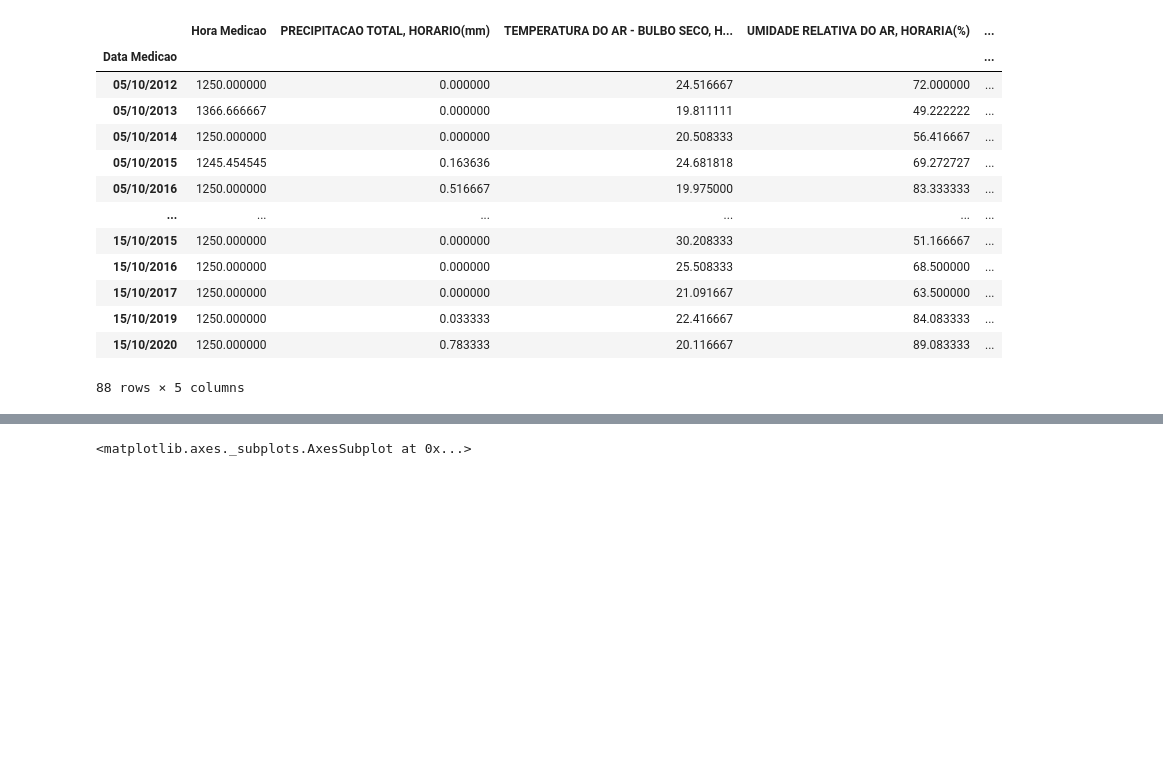
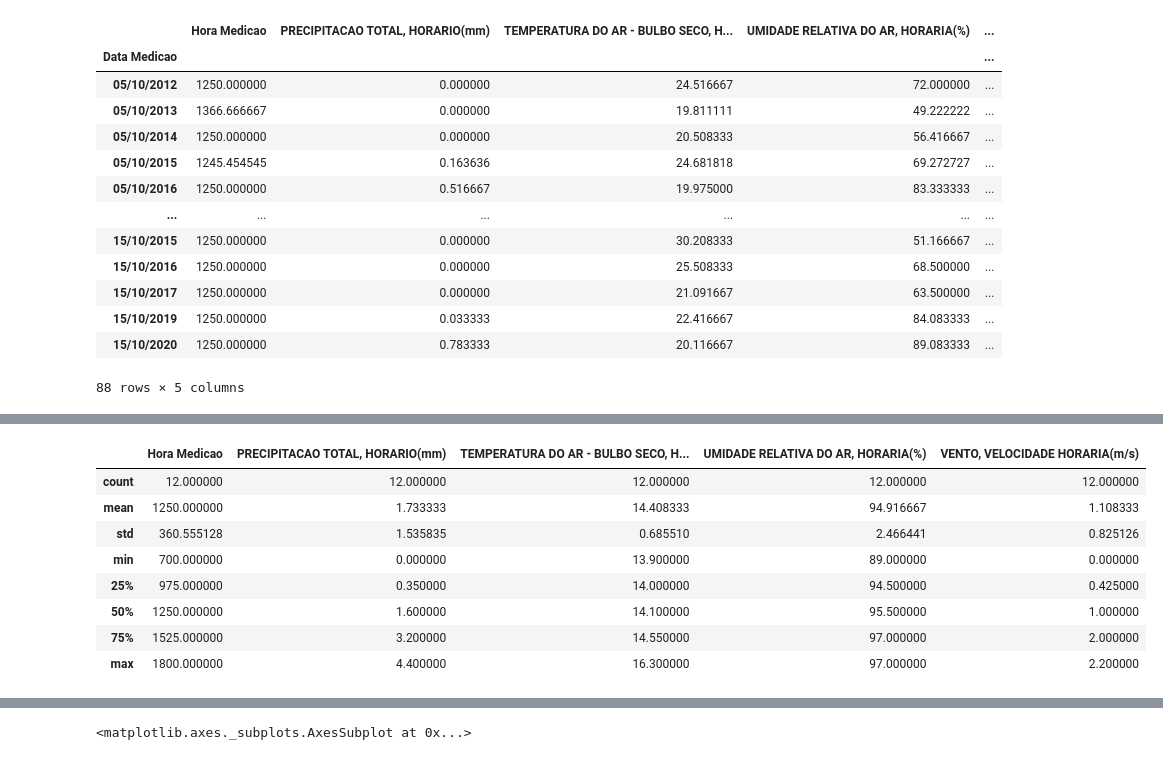
Before and after one commit to TenoEngineer/Prevendo-o-clima-no-dia-do-meu-casamento, a Jupyter notebook: PREVENDO_TEMPERATURA_NO_DIA_DO_CASAMENTO_EM_MS.ipynb, the cells around one changed output, grey strips where cells are left out. Drawn from its saved outputs; the diff is of its cells as text; code cells hidden in the pictures; blank space fills up the shorter version.

```diff
--- a/PREVENDO_TEMPERATURA_NO_DIA_DO_CASAMENTO_EM_MS.ipynb
+++ b/PREVENDO_TEMPERATURA_NO_DIA_DO_CASAMENTO_EM_MS.ipynb
@@ -255,0 +296,12 @@ dias_dia2[dias_dia2['PRECIPITACAO TOTAL, HORARIO(mm)']>0].groupby('Data Medicao'
+# %%
+dias_dia2[dias_dia2['Data Medicao'] == '12/10/2015'].describe()
+# %% [output]
+|  | Hora Medicao | PRECIPITACAO TOTAL, HORARIO(mm) | TEMPERATURA DO AR - BULBO SECO, H... | UMIDADE RELATIVA DO AR, HORARIA(%) | VENTO, VELOCIDADE HORARIA(m/s) |
+| count | 12.000000 | 12.000000 | 12.000000 | 12.000000 | 12.000000 |
+| mean | 1250.000000 | 1.733333 | 14.408333 | 94.916667 | 1.108333 |
+| std | 360.555128 | 1.535835 | 0.685510 | 2.466441 | 0.825126 |
+| min | 700.000000 | 0.000000 | 13.900000 | 89.000000 | 0.000000 |
+| 25% | 975.000000 | 0.350000 | 14.000000 | 94.500000 | 0.425000 |
+| 50% | 1250.000000 | 1.600000 | 14.100000 | 95.500000 | 1.000000 |
+| 75% | 1525.000000 | 3.200000 | 14.550000 | 97.000000 | 2.000000 |
+| max | 1800.000000 | 4.400000 | 16.300000 | 97.000000 | 2.200000 |
```
Also changed, not shown: parts of 16 cells of this notebook.
